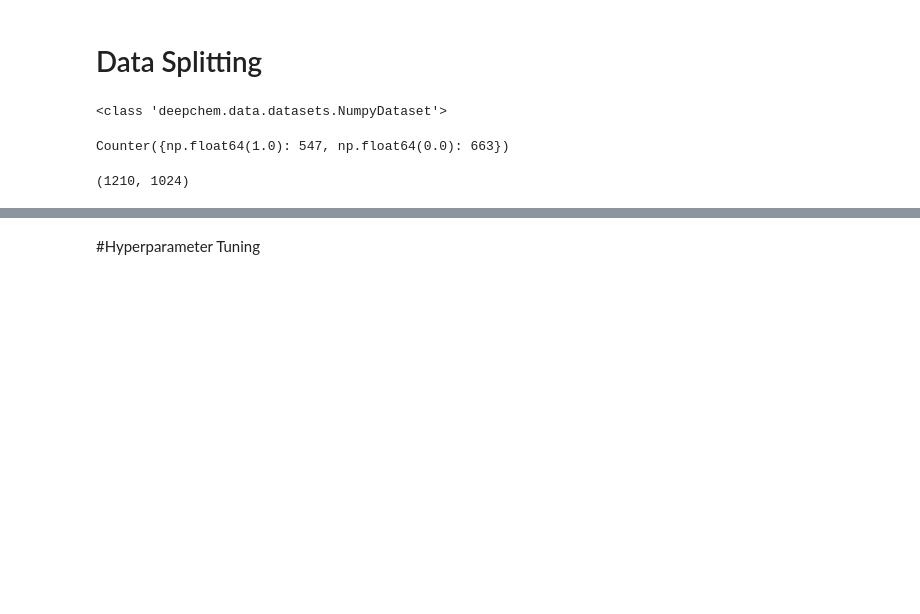
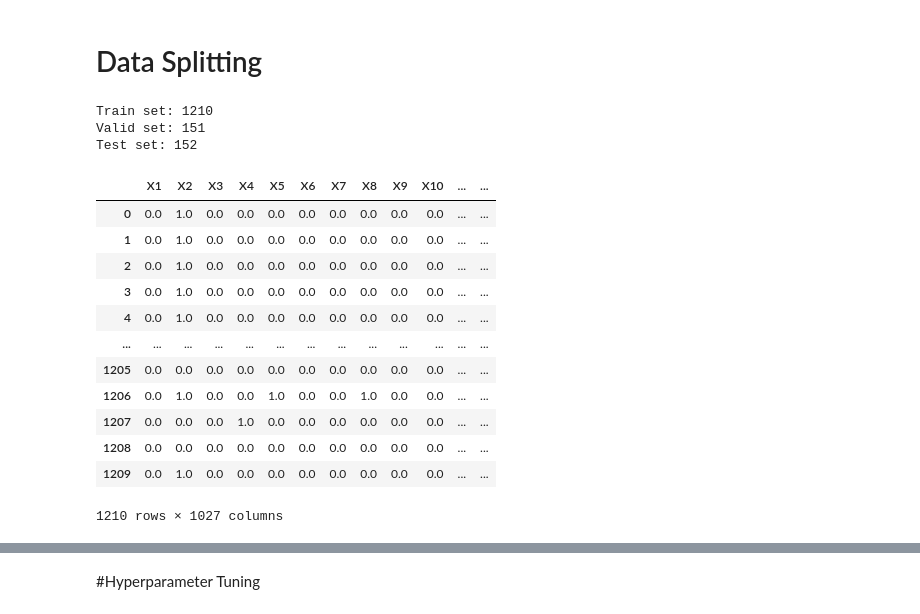
Before and after one commit to ivykhanhvy/BACE-MoleculeNet, a Jupyter notebook: BACE_Classification.ipynb, the cells around one changed output, grey strips where cells are left out. Saved outputs shown, nothing was run; the diff lists cells and outputs as text; code cells hidden in the pictures; blank space fills up the shorter version.

```diff
--- a/BACE_Classification.ipynb
+++ b/BACE_Classification.ipynb
@@ -119,8 +111,3 @@ df.head()
 # %% [markdown]
 # Data Splitting
-# %%
-datasets = dc.data.NumpyDataset(X=df.drop(['y','ids','w','formal_charge'],axis=1), y=df['y'], w = df['w'], ids = df['ids'])
-print(type(datasets))
-# %% [output]
-<class 'deepchem.data.datasets.NumpyDataset'>
 # %%
@@ -130,11 +117,27 @@ train_set, valid_set, test_set = splitter.train_valid_test_split(
     frac_train=0.8,
     frac_valid=0.1,
     frac_test=0.1)
-# %%
-Counter(train_set.y)
-# %% [output]
-Counter({np.float64(1.0): 547, np.float64(0.0): 663})
-# %%
-print(train_set.X.shape)
-# %% [output]
-(1210, 1024)
+# %%
+print(f'Train set: {len(train_set)}')
+print(f'Valid set: {len(valid_set)}')
+print(f'Test set: {len(test_set)}')
+# %% [output]
+Train set: 1210
+Valid set: 151
+Test set: 152
+# %%
+train_set.to_dataframe()
+# %% [output]
+|  | X1 | X2 | X3 | X4 | X5 | X6 | X7 | X8 | X9 | X10 | ... | ... |
+| 0 | 0.0 | 1.0 | 0.0 | 0.0 | 0.0 | 0.0 | 0.0 | 0.0 | 0.0 | 0.0 | ... | ... |
+| 1 | 0.0 | 1.0 | 0.0 | 0.0 | 0.0 | 0.0 | 0.0 | 0.0 | 0.0 | 0.0 | ... | ... |
+| 2 | 0.0 | 1.0 | 0.0 | 0.0 | 0.0 | 0.0 | 0.0 | 0.0 | 0.0 | 0.0 | ... | ... |
+| 3 | 0.0 | 1.0 | 0.0 | 0.0 | 0.0 | 0.0 | 0.0 | 0.0 | 0.0 | 0.0 | ... | ... |
+| 4 | 0.0 | 1.0 | 0.0 | 0.0 | 0.0 | 0.0 | 0.0 | 0.0 | 0.0 | 0.0 | ... | ... |
+| ... | ... | ... | ... | ... | ... | ... | ... | ... | ... | ... | ... | ... |
+| 1205 | 0.0 | 0.0 | 0.0 | 0.0 | 0.0 | 0.0 | 0.0 | 0.0 | 0.0 | 0.0 | ... | ... |
+| 1206 | 0.0 | 1.0 | 0.0 | 0.0 | 1.0 | 0.0 | 0.0 | 1.0 | 0.0 | 0.0 | ... | ... |
+| 1207 | 0.0 | 0.0 | 0.0 | 1.0 | 0.0 | 0.0 | 0.0 | 0.0 | 0.0 | 0.0 | ... | ... |
+| 1208 | 0.0 | 0.0 | 0.0 | 0.0 | 0.0 | 0.0 | 0.0 | 0.0 | 0.0 | 0.0 | ... | ... |
+| 1209 | 0.0 | 1.0 | 0.0 | 0.0 | 0.0 | 0.0 | 0.0 | 0.0 | 0.0 | 0.0 | ... | ... |
+1210 rows × 1027 columns
```
Also changed, not shown: parts of 24 cells of this notebook.
